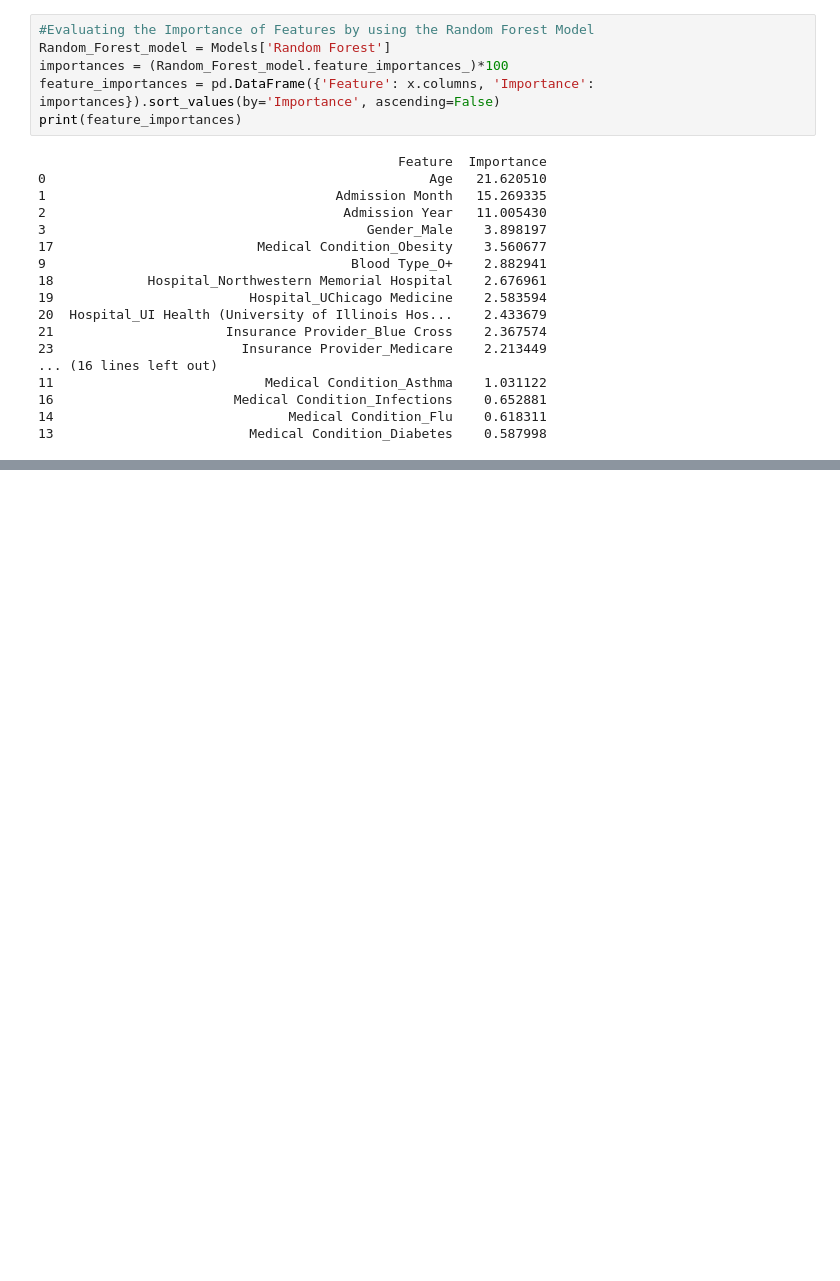
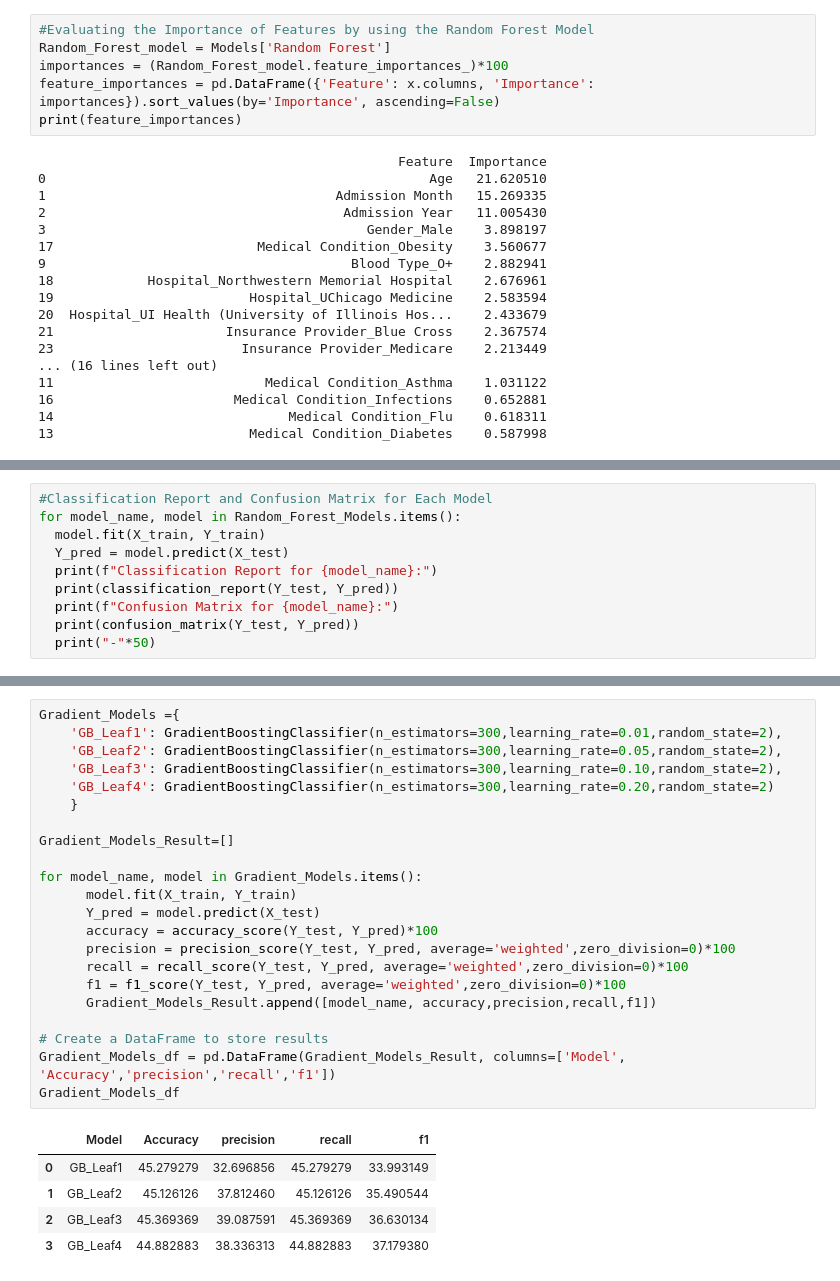
Before and after one commit to Srikhanth14/Data_Analysis_Projects, a Jupyter notebook: HealthCare_Resource_Optimization.ipynb, the cells around one changed output, grey strips where cells are left out. Cells and saved outputs as stored; diff of their text form; blank space fills up the shorter version.

```diff
--- a/HealthCare_Resource_Optimization.ipynb
+++ b/HealthCare_Resource_Optimization.ipynb
@@ -576,0 +580,10 @@ Results_Random_df
+# %%
+#Classification Report and Confusion Matrix for Each Model
+for model_name, model in Random_Forest_Models.items():
+  model.fit(X_train, Y_train)
+  Y_pred = model.predict(X_test)
+  print(f"Classification Report for {model_name}:")
+  print(classification_report(Y_test, Y_pred))
+  print(f"Confusion Matrix for {model_name}:")
+  print(confusion_matrix(Y_test, Y_pred))
+  print("-"*50)
@@ -576,0 +663,28 @@ Results_Random_df
+# %%
+Gradient_Models ={
+    'GB_Leaf1': GradientBoostingClassifier(n_estimators=300,learning_rate=0.01,random_state=2),
+    'GB_Leaf2': GradientBoostingClassifier(n_estimators=300,learning_rate=0.05,random_state=2),
+    'GB_Leaf3': GradientBoostingClassifier(n_estimators=300,learning_rate=0.10,random_state=2),
+    'GB_Leaf4': GradientBoostingClassifier(n_estimators=300,learning_rate=0.20,random_state=2)
+    }
+
+Gradient_Models_Result=[]
+
+for model_name, model in Gradient_Models.items():
+      model.fit(X_train, Y_train)
+      Y_pred = model.predict(X_test)
+      accuracy = accuracy_score(Y_test, Y_pred)*100
+      precision = precision_score(Y_test, Y_pred, average='weighted',zero_division=0)*100
+      recall = recall_score(Y_test, Y_pred, average='weighted',zero_division=0)*100
+      f1 = f1_score(Y_test, Y_pred, average='weighted',zero_division=0)*100
+      Gradient_Models_Result.append([model_name, accuracy,precision,recall,f1])
+
+# Create a DataFrame to store results
+Gradient_Models_df = pd.DataFrame(Gradient_Models_Result, columns=['Model', 'Accuracy','precision','recall','f1'])
+Gradient_Models_df
+# %% [output]
+|  | Model | Accuracy | precision | recall | f1 |
+| 0 | GB_Leaf1 | 45.279279 | 32.696856 | 45.279279 | 33.993149 |
+| 1 | GB_Leaf2 | 45.126126 | 37.812460 | 45.126126 | 35.490544 |
+| 2 | GB_Leaf3 | 45.369369 | 39.087591 | 45.369369 | 36.630134 |
+| 3 | GB_Leaf4 | 44.882883 | 38.336313 | 44.882883 | 37.179380 |
```
Also changed, not shown: parts of 7 cells of this notebook.
